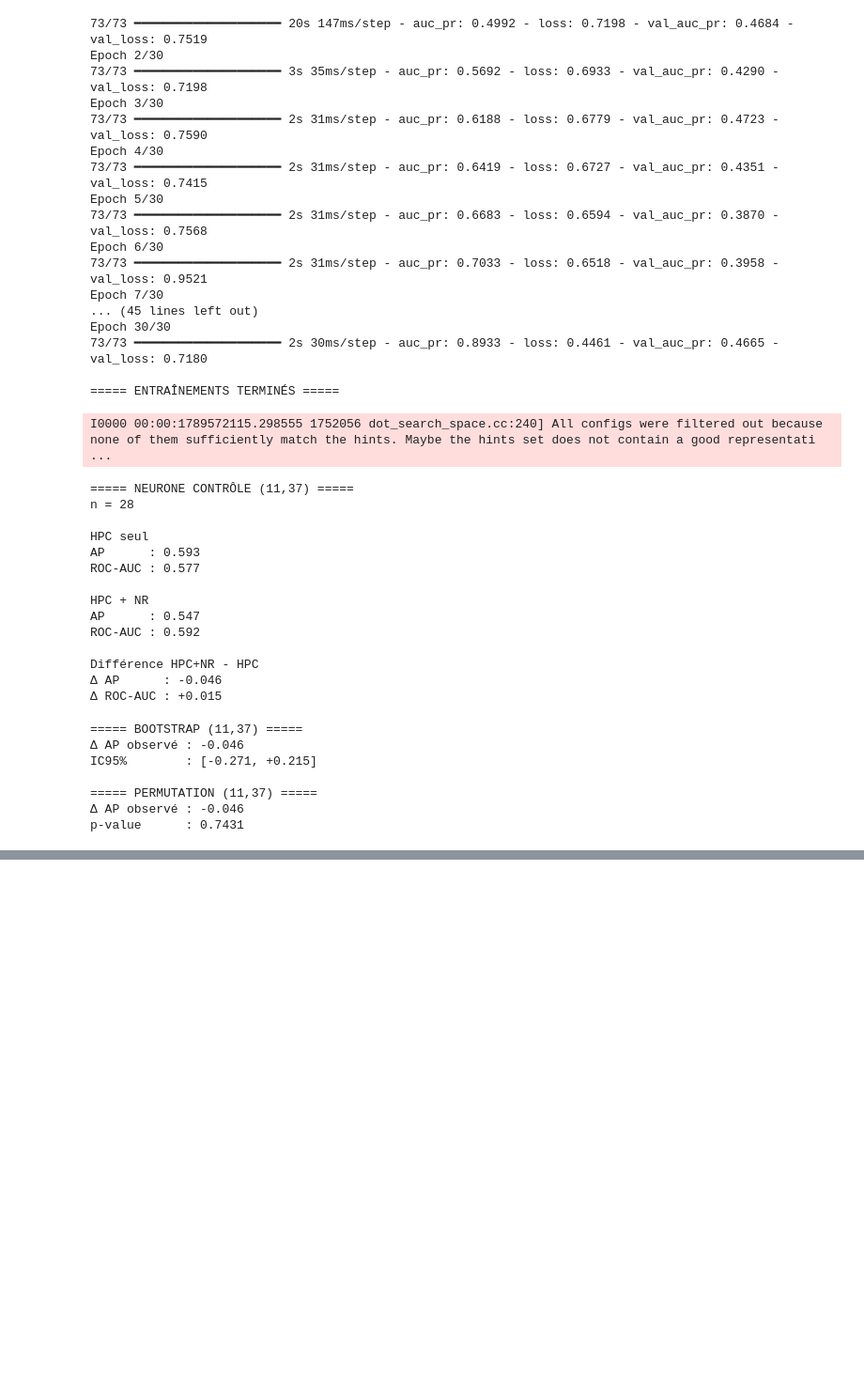
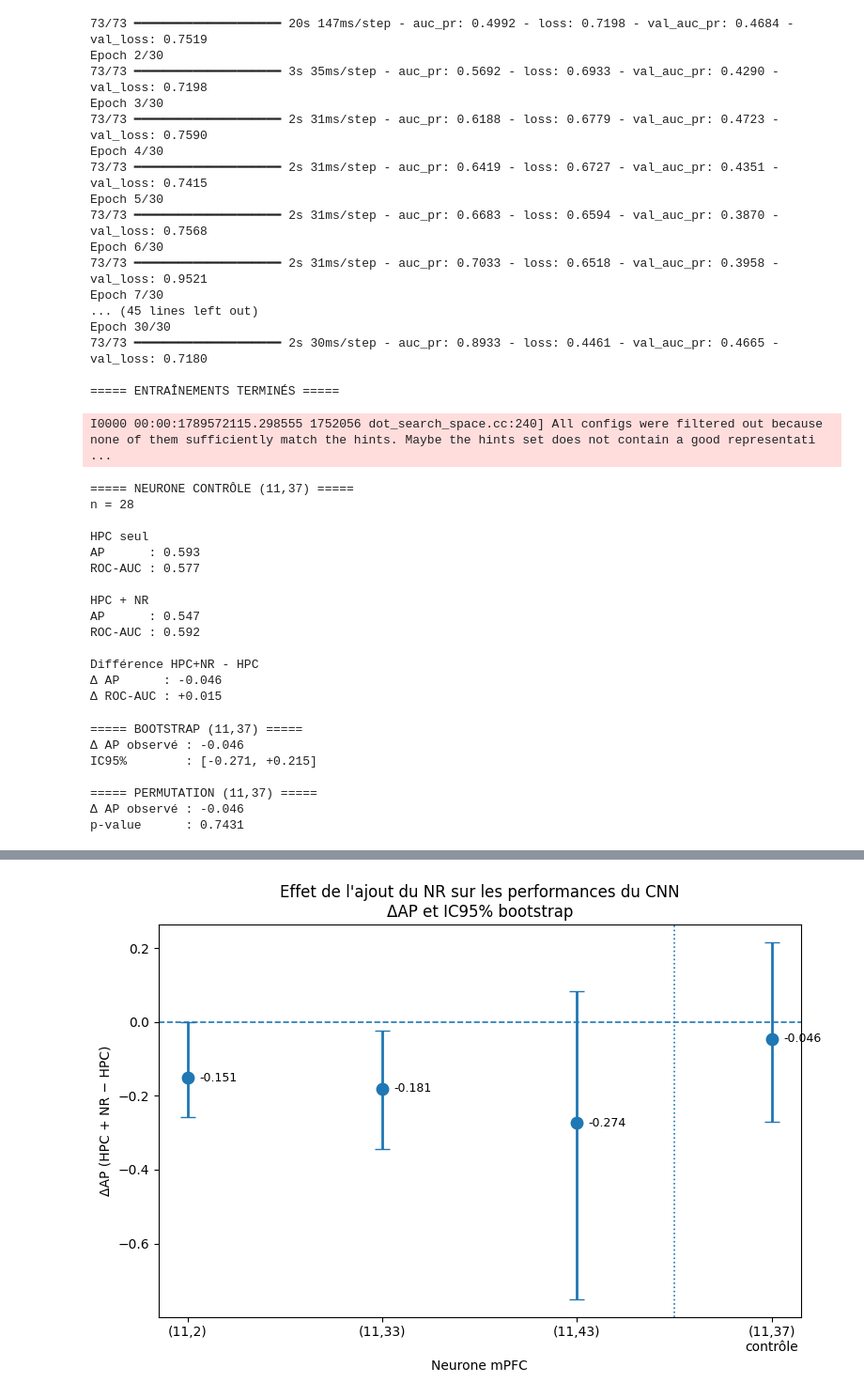
Before and after one commit to laura-marin3/Projet_final, a Jupyter notebook: scripts/Projet.ipynb, the cells around one changed output, grey strips where cells are left out. Shown at 94% size. Drawn from its saved outputs; the diff is of its cells as text; code cells hidden in the pictures; blank space fills up the shorter version.

```diff
--- a/scripts/Projet.ipynb
+++ b/scripts/Projet.ipynb
@@ -5818,0 +5935,86 @@ p-value      : 0.7431
+# %%
+
+neurons = ["(11,2)", "(11,33)", "(11,43)", "(11,37)\ncontrôle"]
+
+# ΔAP observés
+delta_ap = np.array([
+    -0.151,
+    -0.181,
+    -0.274,
+    -0.046
+])
+
+# IC95% bootstrap obtenus précédemment
+ci_low = np.array([
+    -0.258,
+    -0.343,
+    -0.750,
+    -0.271
+])
+
+ci_high = np.array([
+    -0.000,
+    -0.025,
+     0.083,
+     0.215
+])
+
+# Transformation en distances pour errorbar
+yerr = np.vstack([
+    delta_ap - ci_low,
+    ci_high - delta_ap
+])
+
+x = np.arange(len(neurons))
+
+fig, ax = plt.subplots(figsize=(8, 5.5))
+
+ax.errorbar(
+    x,
+    delta_ap,
+    yerr=yerr,
+    fmt="o",
+    markersize=9,
+    capsize=6,
+    linewidth=2
+)
+
+# Aucune différence entre les modèles
+ax.axhline(
+    0,
+    linestyle="--",
+    linewidth=1.2
+)
+
+# Séparation du neurone contrôle
+ax.axvline(
+    2.5,
+    linestyle=":",
+    linewidth=1.2
+)
+
+ax.set_xticks(x)
+ax.set_xticklabels(neurons)
+
+ax.set_ylabel("ΔAP (HPC + NR − HPC)")
+ax.set_xlabel("Neurone mPFC")
+
+ax.set_title(
+    "Effet de l'ajout du NR sur les performances du CNN\n"
+    "ΔAP et IC95% bootstrap"
+)
+
+# Valeur observée à côté de chaque point
+for i, value in enumerate(delta_ap):
+    ax.text(
+        i + 0.06,
+        value,
+        f"{value:+.3f}",
+        va="center",
+        fontsize=9
+    )
+
+plt.tight_layout()
+plt.show()
+# %% [output]
+[figure, added]
```
Also changed, not shown: parts of 3 cells of this notebook.
